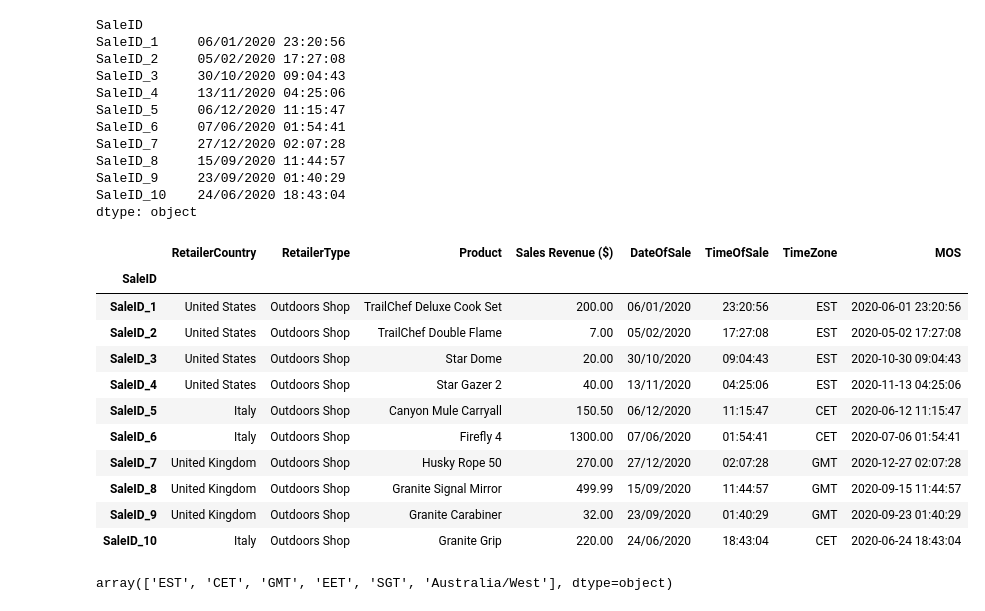
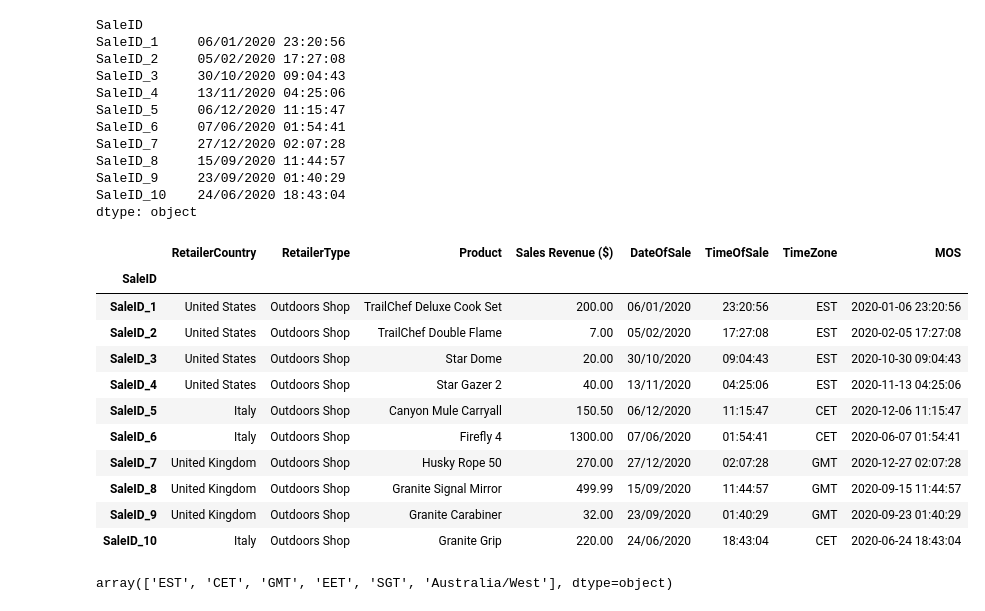
Before and after one commit to dnewbie25/365-data-science, a Jupyter notebook: Dates and time/practical_task_solution.ipynb, the cells around one changed output. Saved outputs shown, nothing was run; the diff lists cells and outputs as text; code cells hidden in the pictures.

```diff
--- a/Dates and time/practical_task_solution.ipynb
+++ b/Dates and time/practical_task_solution.ipynb
@@ -53,17 +53,17 @@ SaleID_9     23/09/2020 01:40:29
 SaleID_10    24/06/2020 18:43:04
 dtype: object
 # %%
-sales_data["MOS"] = pd.to_datetime(date_and_time,format="mixed")
+sales_data["MOS"] = pd.to_datetime(date_and_time,format="%d/%m/%Y %H:%M:%S")
 sales_data.head(10)
 # %% [output]
 |  | RetailerCountry | RetailerType | Product | Sales Revenue ($) | DateOfSale | TimeOfSale | TimeZone | MOS |
 | SaleID |  |  |  |  |  |  |  |  |
-| SaleID_1 | United States | Outdoors Shop | TrailChef Deluxe Cook Set | 200.00 | 06/01/2020 | 23:20:56 | EST | 2020-06-01 23:20:56 |
-| SaleID_2 | United States | Outdoors Shop | TrailChef Double Flame | 7.00 | 05/02/2020 | 17:27:08 | EST | 2020-05-02 17:27:08 |
+| SaleID_1 | United States | Outdoors Shop | TrailChef Deluxe Cook Set | 200.00 | 06/01/2020 | 23:20:56 | EST | 2020-01-06 23:20:56 |
+| SaleID_2 | United States | Outdoors Shop | TrailChef Double Flame | 7.00 | 05/02/2020 | 17:27:08 | EST | 2020-02-05 17:27:08 |
 | SaleID_3 | United States | Outdoors Shop | Star Dome | 20.00 | 30/10/2020 | 09:04:43 | EST | 2020-10-30 09:04:43 |
 | SaleID_4 | United States | Outdoors Shop | Star Gazer 2 | 40.00 | 13/11/2020 | 04:25:06 | EST | 2020-11-13 04:25:06 |
-| SaleID_5 | Italy | Outdoors Shop | Canyon Mule Carryall | 150.50 | 06/12/2020 | 11:15:47 | CET | 2020-06-12 11:15:47 |
-| SaleID_6 | Italy | Outdoors Shop | Firefly 4 | 1300.00 | 07/06/2020 | 01:54:41 | CET | 2020-07-06 01:54:41 |
+| SaleID_5 | Italy | Outdoors Shop | Canyon Mule Carryall | 150.50 | 06/12/2020 | 11:15:47 | CET | 2020-12-06 11:15:47 |
+| SaleID_6 | Italy | Outdoors Shop | Firefly 4 | 1300.00 | 07/06/2020 | 01:54:41 | CET | 2020-06-07 01:54:41 |
 | SaleID_7 | United Kingdom | Outdoors Shop | Husky Rope 50 | 270.00 | 27/12/2020 | 02:07:28 | GMT | 2020-12-27 02:07:28 |
 | SaleID_8 | United Kingdom | Outdoors Shop | Granite Signal Mirror | 499.99 | 15/09/2020 | 11:44:57 | GMT | 2020-09-15 11:44:57 |
 | SaleID_9 | United Kingdom | Outdoors Shop | Granite Carabiner | 32.00 | 23/09/2020 | 01:40:29 | GMT | 2020-09-23 01:40:29 |
```
Also changed, not shown: parts of 22 cells of this notebook.
